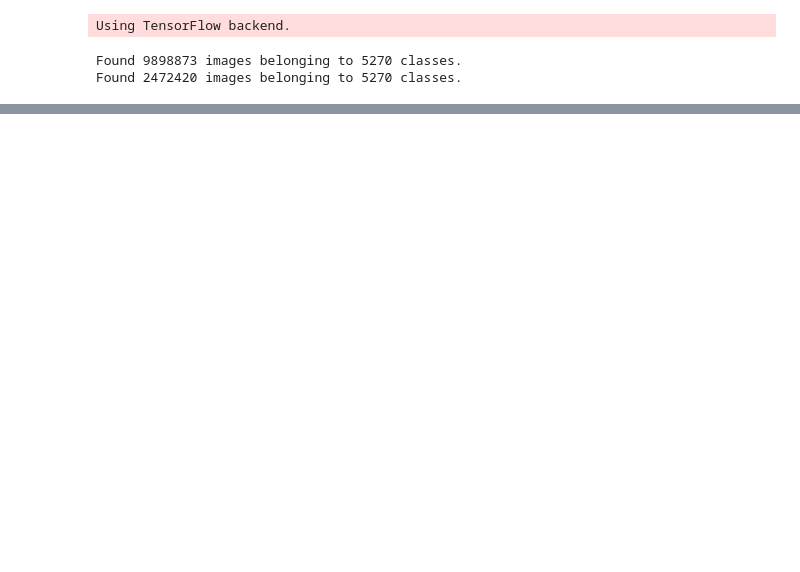
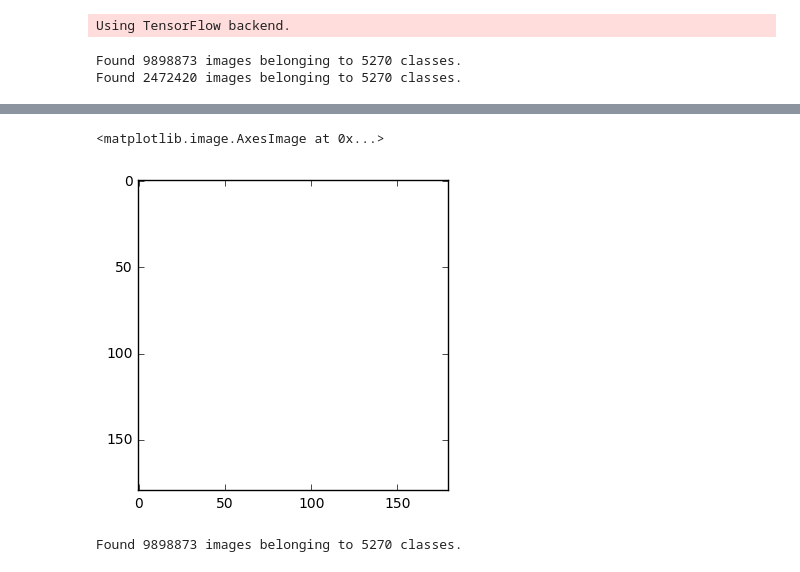
Before and after one commit to pschale/silver-octo-doodle, a Jupyter notebook: basic NN with TF.ipynb, the cells around one changed output, grey strips where cells are left out. Saved outputs shown, nothing was run; the diff lists cells and outputs as text; code cells hidden in the pictures; blank space fills up the shorter version.

```diff
--- a/basic NN with TF.ipynb
+++ b/basic NN with TF.ipynb
@@ -159,3 +191,13 @@ running_tot = np.zeros(5270, )
+# %%
+plt.imshow(np.zeros((180, 180, 3)) + 1)
+# %% [output]
+<matplotlib.image.AxesImage at 0x...>
+[figure, added]
+# %%
+train_gen = BSONIterator(train_bson_file, train_images_df, train_offsets_df,
+                         num_classes, train_datagen, batch_size=512, shuffle=True)
+# %% [output]
+Found 9898873 images belonging to 5270 classes.
 # %%
 running_tot += np.sum(by, 0)
 # %%
```
Also changed, not shown: parts of 7 cells of this notebook, 1 other file.
